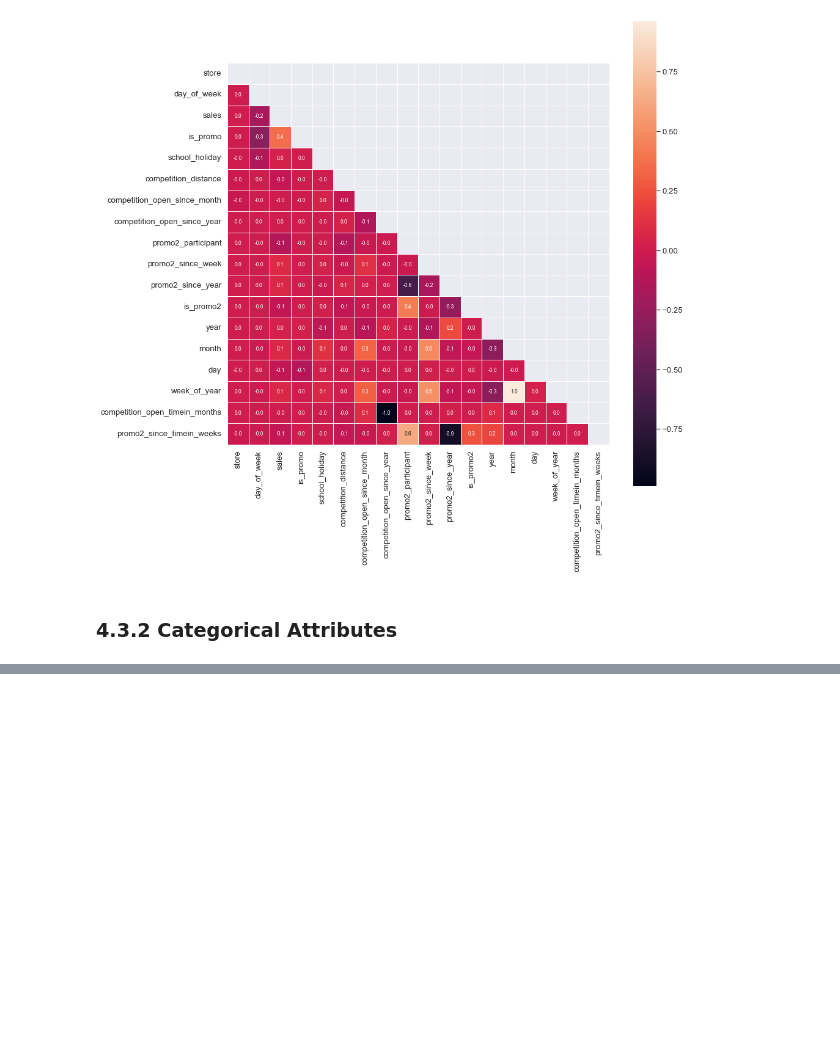
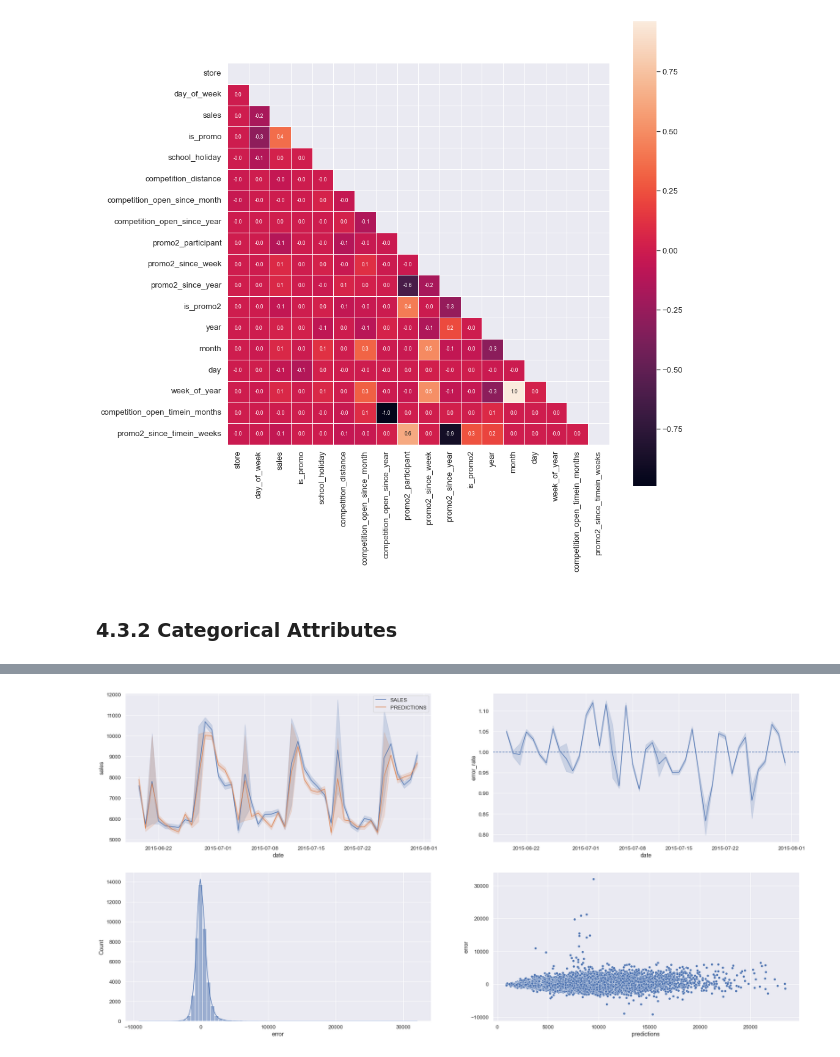
Before and after one commit to anaclaudialemos/drugstore_sales_prediction, a Jupyter notebook: drugstore_sales_prediction.ipynb, the cells around one changed output, grey strips where cells are left out. Cells and saved outputs as stored; diff of their text form; code cells hidden in the pictures; blank space fills up the shorter version.

```diff
--- a/drugstore_sales_prediction.ipynb
+++ b/drugstore_sales_prediction.ipynb
@@ -1179,0 +1540,3 @@ cols_selected_full
+# %%
+df9['error'] = df9['sales'] - df9['predictions']
+df9['error_rate'] = df9['predictions'] / df9['sales']
@@ -1179,0 +1545,18 @@ cols_selected_full
+# %%
+plt.figure(figsize=(30, 15))
+
+plt.subplot(2, 2, 1)
+sns.lineplot(x='date', y='sales', data=df9, label='SALES')
+sns.lineplot(x='date', y='predictions', data=df9, label='PREDICTIONS')
+
+plt.subplot(2, 2, 2)
+sns.lineplot(x='date', y='error_rate', data=df9 )
+plt.axhline( 1, linestyle='--')
+
+plt.subplot(2, 2, 3)
+sns.histplot(x='error', data=df9, bins=70, kde=True)
+
+plt.subplot(2, 2, 4 )
+sns.scatterplot(x='predictions', y='error', data=df9);
+# %% [output]
+[figure, added]
```
Also changed, not shown: parts of 124 cells of this notebook.
